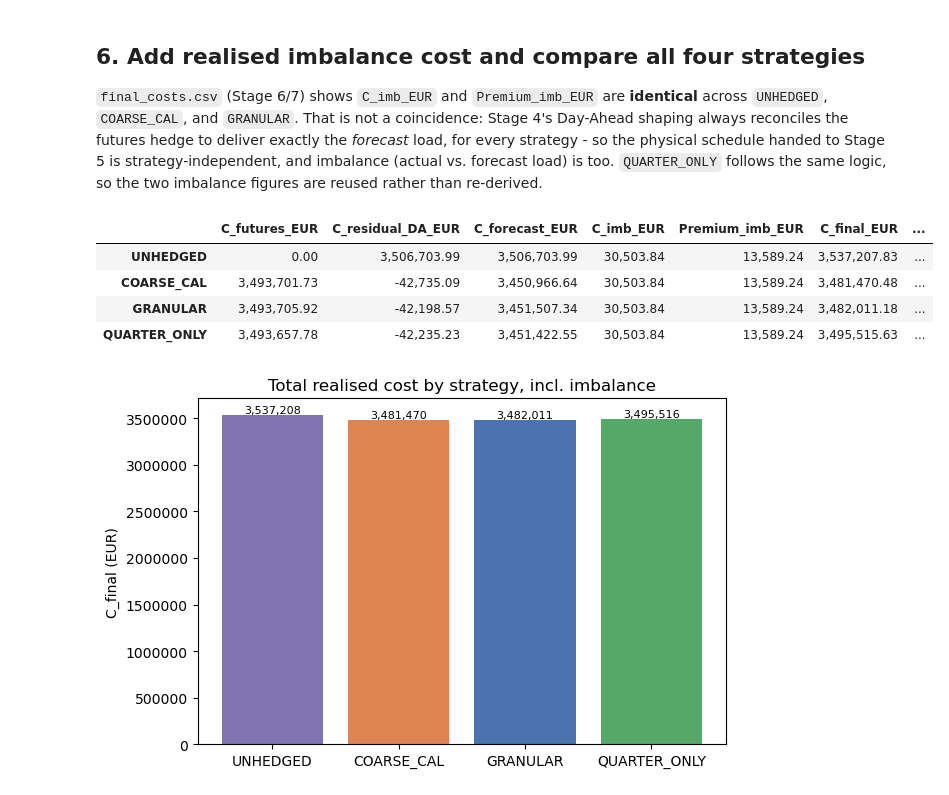
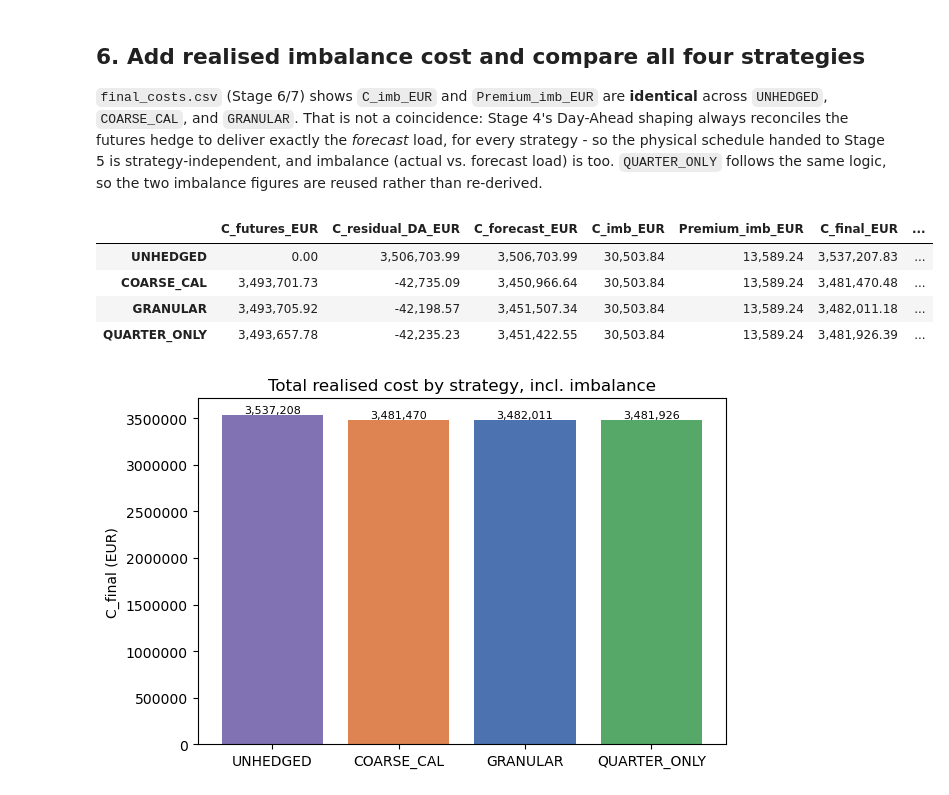
Before and after one commit to OSSI212/power-markets-hedging-final, a Jupyter notebook: notebooks/8_extensions_pricing.ipynb, the cells around one changed output. Cells and saved outputs as stored; diff of their text form; code cells hidden in the pictures.

```diff
--- a/notebooks/8_extensions_pricing.ipynb
+++ b/notebooks/8_extensions_pricing.ipynb
@@ -477,28 +477,28 @@ reused rather than re-derived.
 # %%
 assert final_costs_main["C_imb_EUR"].nunique() == 1 and final_costs_main["Premium_imb_EUR"].nunique() == 1, \
     "imbalance cost is expected to be strategy-independent (Stage 4 always delivers the forecast load)"
 C_imb, Premium_imb = final_costs_main["C_imb_EUR"].iloc[0], final_costs_main["Premium_imb_EUR"].iloc[0]
 
 quarter_only_row = pd.Series({
     "C_futures_EUR":      C_futures_Q,
     "C_residual_DA_EUR":  C_residual_DA_Q,
     "C_forecast_EUR":     C_forecast_Q,
     "C_imb_EUR":          C_imb,
     "Premium_imb_EUR":    Premium_imb,
-    "C_final_EUR":        C_forecast_Q + C_imb + Premium_imb,
+    "C_final_EUR":        C_forecast_Q + C_imb,   # C_final = C_futures + C_residual_DA + C_imb (Stage 5); Premium_imb is informational only, not an added cost
 }, name="QUARTER_ONLY")
 
 final_costs_all = pd.concat([final_costs_main.drop(columns=["saving_vs_UNHEDGED_EUR"]),
                               quarter_only_row.to_frame().T]).astype(float)
 final_costs_all["saving_vs_UNHEDGED_EUR"] = final_costs_all.loc["UNHEDGED", "C_final_EUR"] - final_costs_all["C_final_EUR"]
 final_costs_all = final_costs_all.reindex(["UNHEDGED", "COARSE_CAL", "GRANULAR", "QUARTER_ONLY"])
 final_costs_all
 # %% [output]
 |  | C_futures_EUR | C_residual_DA_EUR | C_forecast_EUR | C_imb_EUR | Premium_imb_EUR | C_final_EUR | ... |
 | UNHEDGED | 0.00 | 3,506,703.99 | 3,506,703.99 | 30,503.84 | 13,589.24 | 3,537,207.83 | ... |
 | COARSE_CAL | 3,493,701.73 | -42,735.09 | 3,450,966.64 | 30,503.84 | 13,589.24 | 3,481,470.48 | ... |
 | GRANULAR | 3,493,705.92 | -42,198.57 | 3,451,507.34 | 30,503.84 | 13,589.24 | 3,482,011.18 | ... |
-| QUARTER_ONLY | 3,493,657.78 | -42,235.23 | 3,451,422.55 | 30,503.84 | 13,589.24 | 3,495,515.63 | ... |
+| QUARTER_ONLY | 3,493,657.78 | -42,235.23 | 3,451,422.55 | 30,503.84 | 13,589.24 | 3,481,926.39 | ... |
 # %%
 fig, ax = plt.subplots(figsize=(6.5, 4.2))
 ax.bar(final_costs_all.index, final_costs_all["C_final_EUR"],
```
Also changed, not shown: parts of 8 cells of this notebook, 2 other files.
